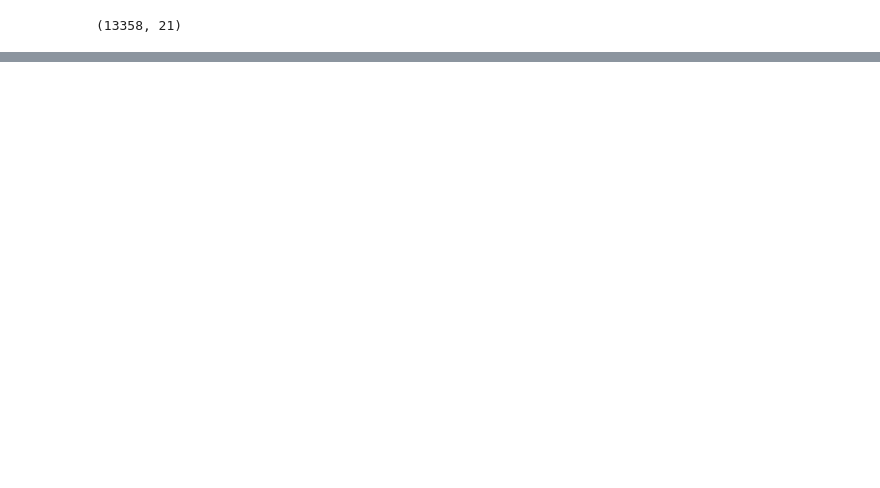
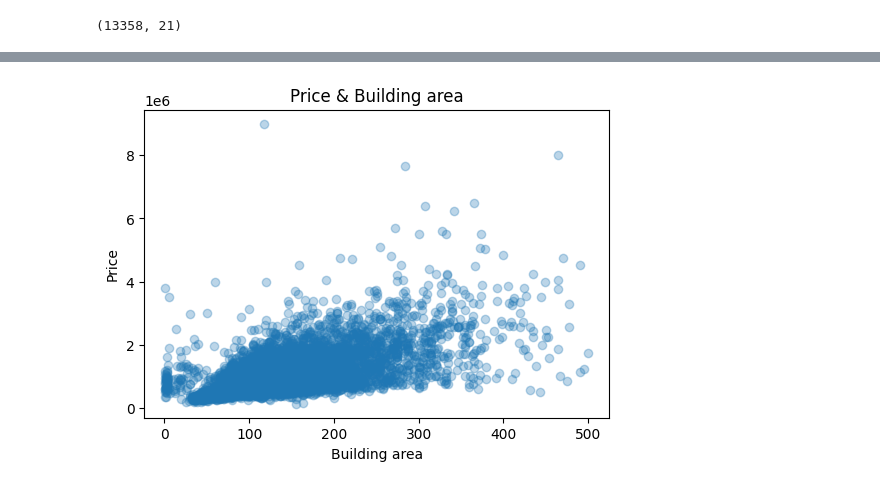
Before and after one commit to NadiiaIvashchuk/melbourne-housing-project, a Jupyter notebook: notebooks/melbourne_housing_project.ipynb, the cells around one changed output, grey strips where cells are left out. Drawn from its saved outputs; the diff is of its cells as text; code cells hidden in the pictures; blank space fills up the shorter version.

```diff
--- a/notebooks/melbourne_housing_project.ipynb
+++ b/notebooks/melbourne_housing_project.ipynb
@@ -376,0 +447,12 @@ plt.show()
+# %%
+#scatter plot "Price & Building area"
+sc_plot_clean = clean[clean['build_area'] <= 500] # area <= 500 value of build_area reduced due high impact outliers(max = 44515)
+
+plt.figure(figsize=(6,4))
+plt.scatter(sc_plot_clean['build_area'], sc_plot_clean['price'], alpha=0.3)
+plt.title('Price & Building area')
+plt.xlabel('Building area')
+plt.ylabel('Price')
+plt.show()
+# %% [output]
+[figure, added]
```
Also changed, not shown: parts of 15 cells of this notebook.
